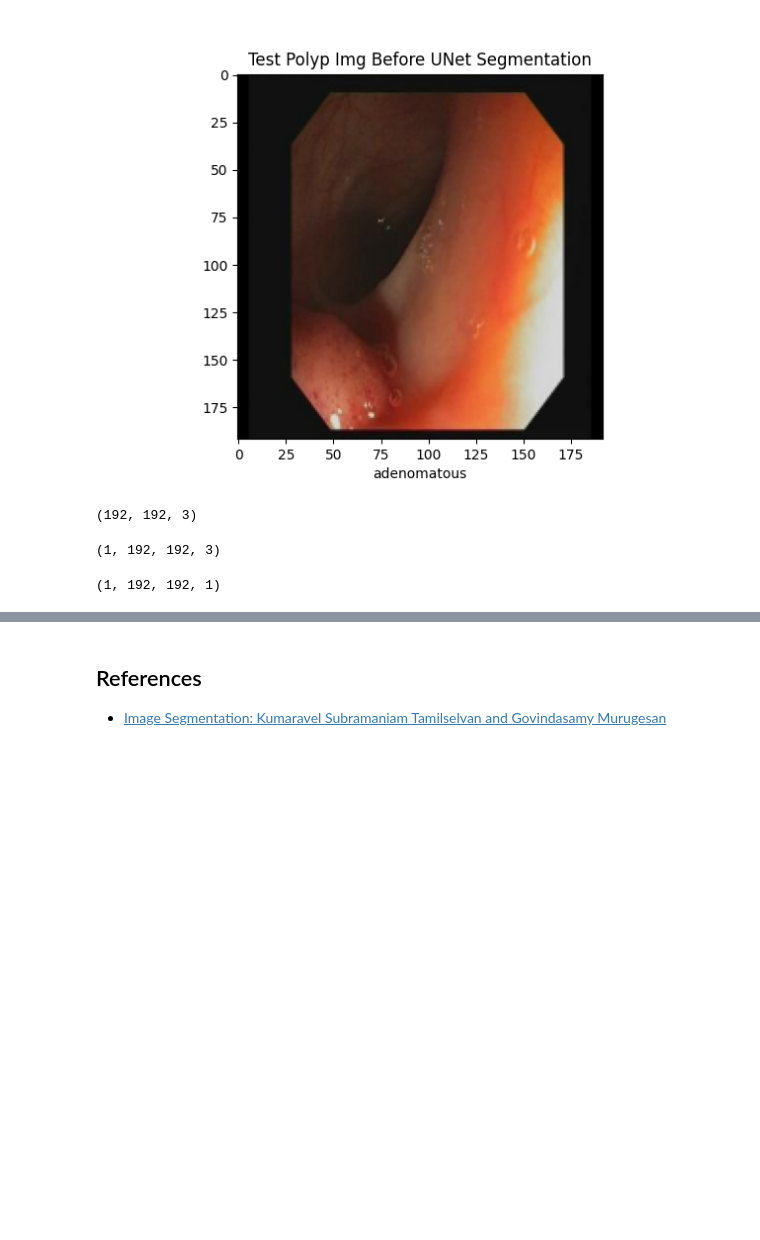
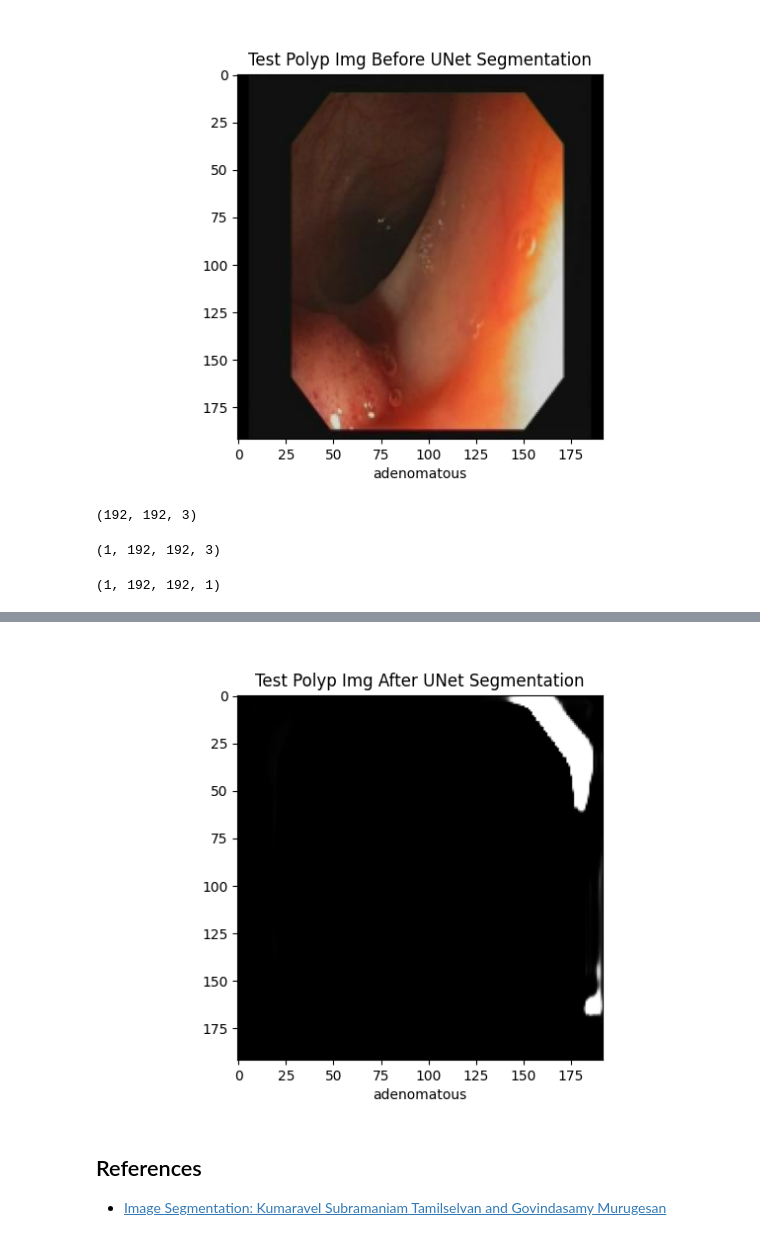
Before and after one commit to shreyahunur/Lesion-Detection, a Jupyter notebook: Notebooks/UNet_Polyp_Segmentation.ipynb, the cells around one changed output, grey strips where cells are left out. Saved outputs shown, nothing was run; the diff lists cells and outputs as text; code cells hidden in the pictures; blank space fills up the shorter version.

```diff
--- a/Notebooks/UNet_Polyp_Segmentation.ipynb
+++ b/Notebooks/UNet_Polyp_Segmentation.ipynb
@@ -657,3 +722,18 @@ plt.savefig("unet/trained_100/seg_pred_images/test0_segmented.jpg")
+# %%
+polyp_seg_pred_2_img = polyp_seg_pred.reshape(y_train_masks[10].shape)
+# %%
+# we can see unet segmentation doesnt capture the polyp. We need more training masked labels
+plt.figure()
+plt.imshow(polyp_seg_pred_2_img, cmap="gray")
+plt.xlabel(classes[0])
+plt.title("Test Polyp Img After UNet Segmentation")
+# plt.imsave("unet/seg_pred_images/test1_segmented.jpg", polyp_seg_pred_2_img, cmap = "gray")
+if not os.path.exists("unet/trained_200/seg_pred_images/"):
+    os.makedirs("unet/trained_200/seg_pred_images/")
+
+plt.savefig("unet/trained_200/seg_pred_images/test1_segmented.jpg")
+# %% [output]
+[figure, added]
 # %% [markdown]
 ## References
 
```
Also changed, not shown: parts of 41 cells of this notebook, 3 other files.
